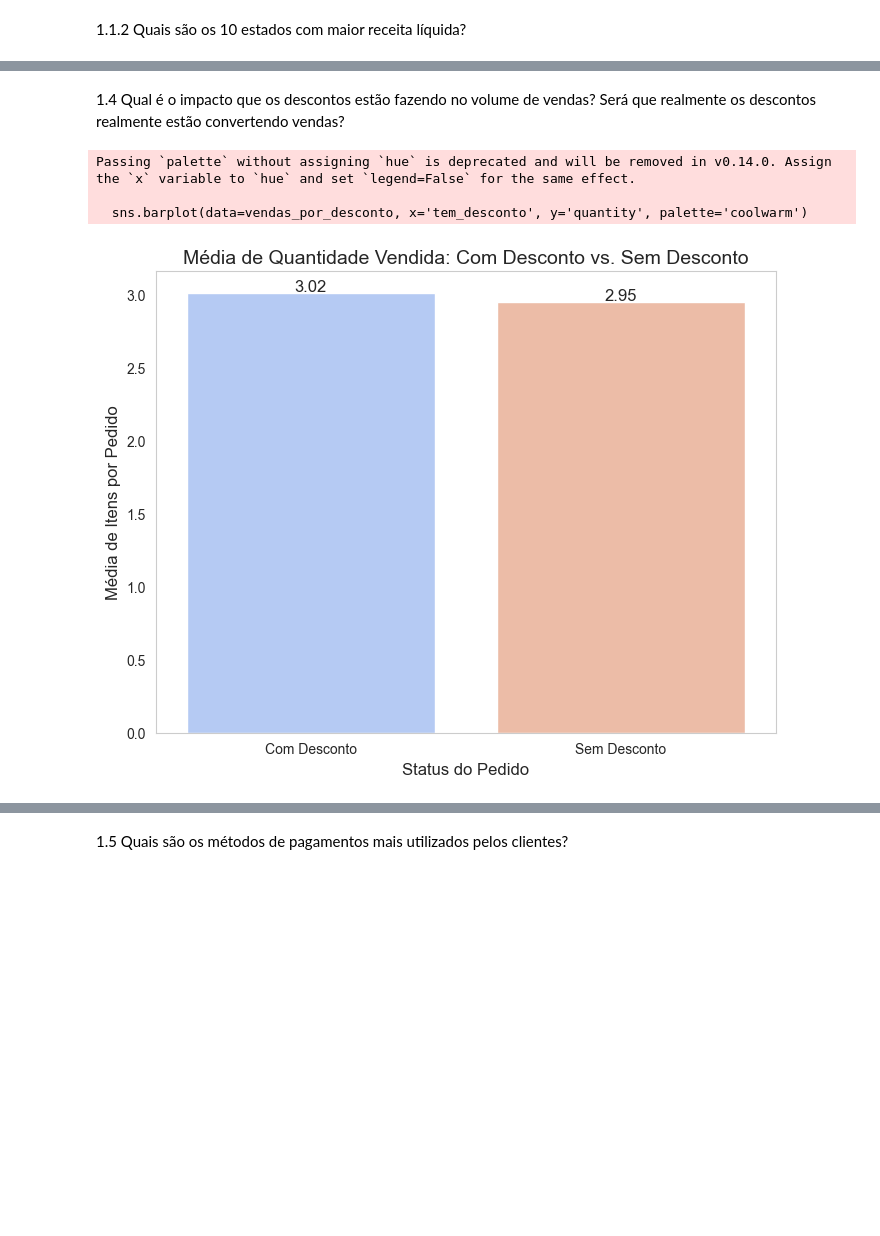
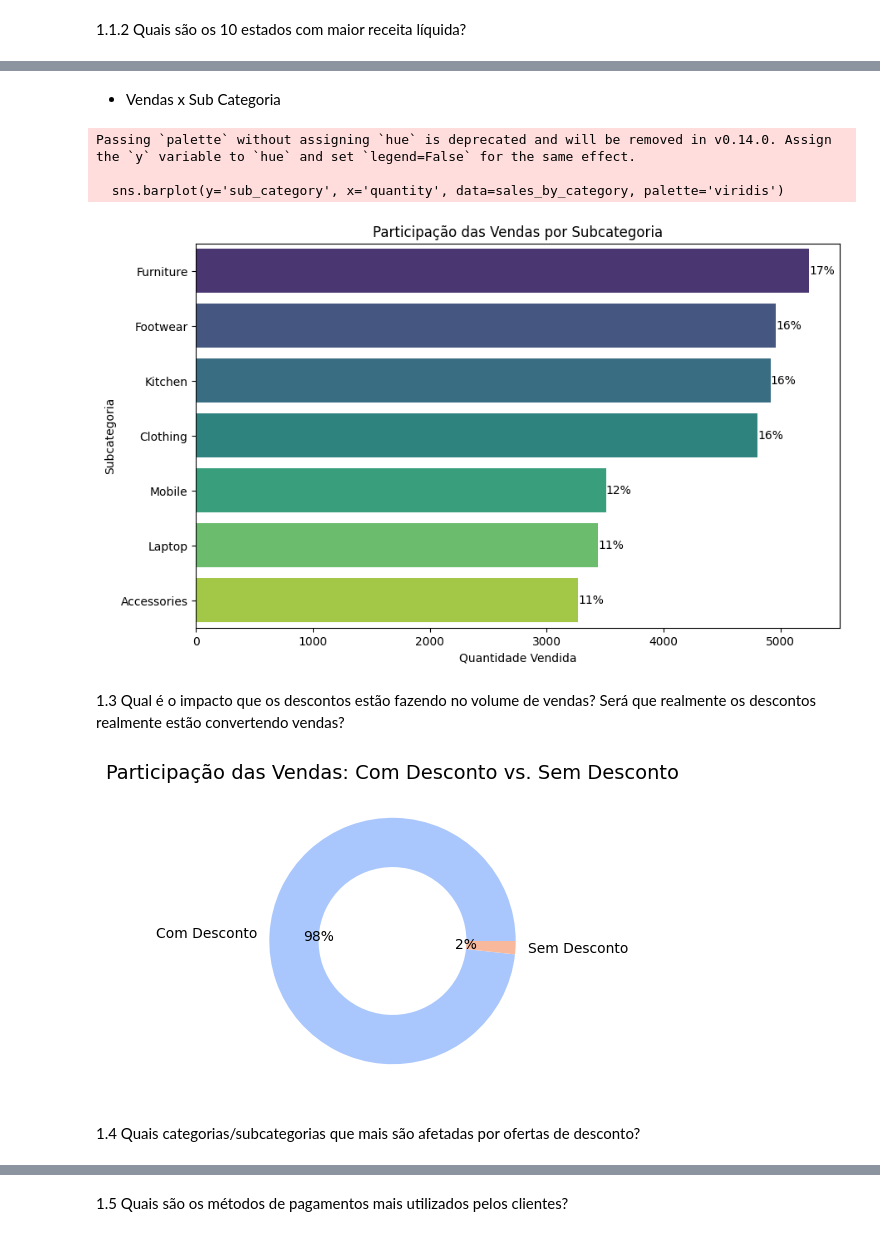
Before and after one commit to LucasPBar/E-commerce-Sales-Dataset, a Jupyter notebook: E-commerce-Sales-Project.ipynb, the cells around one changed output, grey strips where cells are left out. Saved outputs shown, nothing was run; the diff lists cells and outputs as text; code cells hidden in the pictures; blank space fills up the shorter version.

Commit message:
Fazendo upload do projeto

```diff
--- a/E-commerce-Sales-Project.ipynb
+++ b/E-commerce-Sales-Project.ipynb
@@ -115,6 +121,8 @@ df1.head(3)
 | 1 | A10001 | 2026-01-20 | 2026-02-03 | 2026-02-03 | Delivered | C9811 | Chris Davenport | India | ... |
 | 2 | A10002 | 2026-01-15 | 2026-02-07 | 2026-01-03 | Delivered | C7341 | Timothy Gallagher | India | ... |
 3 rows × 24 columns
+# %%
+df1.drop(columns=['country'], inplace=True)
 # %%
 # Selecionando apenas colunas numéricas
 numeric_cols = ['quantity', 'unit_price', 'discount', 'shipping_cost', 'total_sales']
@@ -264,26 +250,64 @@ analise_desconto
+# %% [markdown]
+- Vendas x Sub Categoria
+# %%
+# Agrupar vendas por categoria
+sales_by_category = df1.groupby('sub_category')['quantity'].sum().reset_index()
+
+# Ordenar para facilitar a leitura
+sales_by_category = sales_by_category.sort_values(by='quantity', ascending=False)
+
+# Calcular porcentagem
+total_quantity = sales_by_category['quantity'].sum()
+sales_by_category['%_Vendas'] = (
+    (sales_by_category['quantity'] / total_quantity) * 100
+).round().astype(int).astype(str) + '%'
+
+# Plotar gráfico de barras horizontais
+plt.figure(figsize=(10,6))
+sns.barplot(y='sub_category', x='quantity', data=sales_by_category, palette='viridis')
+
+plt.title("Participação das Vendas por Subcategoria")
+plt.xlabel("Quantidade Vendida")
+plt.ylabel("Subcategoria")
+
+# Adicionar os valores de porcentagem ao lado das barras
+for index, value in enumerate(sales_by_category['quantity']):
+    plt.text(value, index, sales_by_category['%_Vendas'].iloc[index], va='center')
+
+plt.show()
+# %% [output]
+Passing `palette` without assigning `hue` is deprecated and will be removed in v0.14.0. Assign the `y` variable to `hue` and set `legend=False` for the same effect.
+
+  sns.barplot(y='sub_category', x='quantity', data=sales_by_category, palette='viridis')
+[figure, added]
 # %% [markdown]
-1.4 Qual é o impacto que os descontos estão fazendo no volume de vendas? Será que realmente os descontos realmente estão convertendo vendas?
+1.3 Qual é o impacto que os descontos estão fazendo no volume de vendas? Será que realmente os descontos realmente estão convertendo vendas?
 # %%
 # Criando uma coluna temporária para identificar se houve desconto
 df1['tem_desconto'] = df1['discount'].apply(lambda x: 'Com Desconto' if x > 0 else 'Sem Desconto')
 
-# Agrupando para ver a média de quantidade
-vendas_por_desconto = df1.groupby('tem_desconto')['quantity'].mean().reset_index()
+# Agrupando para ver o total absoluto de quantidade
+vendas_por_desconto = df1.groupby('tem_desconto')['quantity'].sum().reset_index()
 
-plt.figure(figsize=(8, 6))
-sns.barplot(data=vendas_por_desconto, x='tem_desconto', y='quantity', palette='coolwarm')
+# Calcular porcentagem
+total_quantity = vendas_por_desconto['quantity'].sum()
+vendas_por_desconto['%_Vendas'] = (
+    (vendas_por_desconto['quantity'] / total_quantity) * 100
+).round().astype(int).astype(str) + '%'
 
-plt.title('Média de Quantidade Vendida: Com Desconto vs. Sem Desconto', fontsize=14)
-plt.xlabel('Status do Pedido', fontsize=12)
-plt.ylabel('Média de Itens por Pedido', fontsize=12)
+# Gráfico de rosca (donut chart)
+plt.figure(figsize=(6, 4))
+plt.pie(
+    vendas_por_desconto['quantity'],
+    labels=vendas_por_desconto['tem_desconto'],
+    autopct=lambda p: f'{int(round(p))}%',  # mostra porcentagem formatada
+    colors=sns.color_palette('coolwarm', len(vendas_por_desconto)),
+    wedgeprops={'width':0.4}  # transforma em rosca
+)
 
-# Adicionando os valores nas barras para facilitar a leitura
-for i, valor in enumerate(vendas_por_desconto['quantity']):
-    plt.text(i, valor + 0.01, f'{valor:.2f}', ha='center', fontsize=12)
-
+plt.title('Participação das Vendas: Com Desconto vs. Sem Desconto', fontsize=14)
 plt.show()
 # %% [output]
-Passing `palette` without assigning `hue` is deprecated and will be removed in v0.14.0. Assign the `x` variable to `hue` and set `legend=False` for the same effect.
-
-  sns.barplot(data=vendas_por_desconto, x='tem_desconto', y='quantity', palette='coolwarm')
-[figure, old version]
+[figure, new version]
+# %% [markdown]
+1.4 Quais categorias/subcategorias que mais são afetadas por ofertas de desconto?
```
Also changed, not shown: parts of 77 cells of this notebook, 2 other files.
